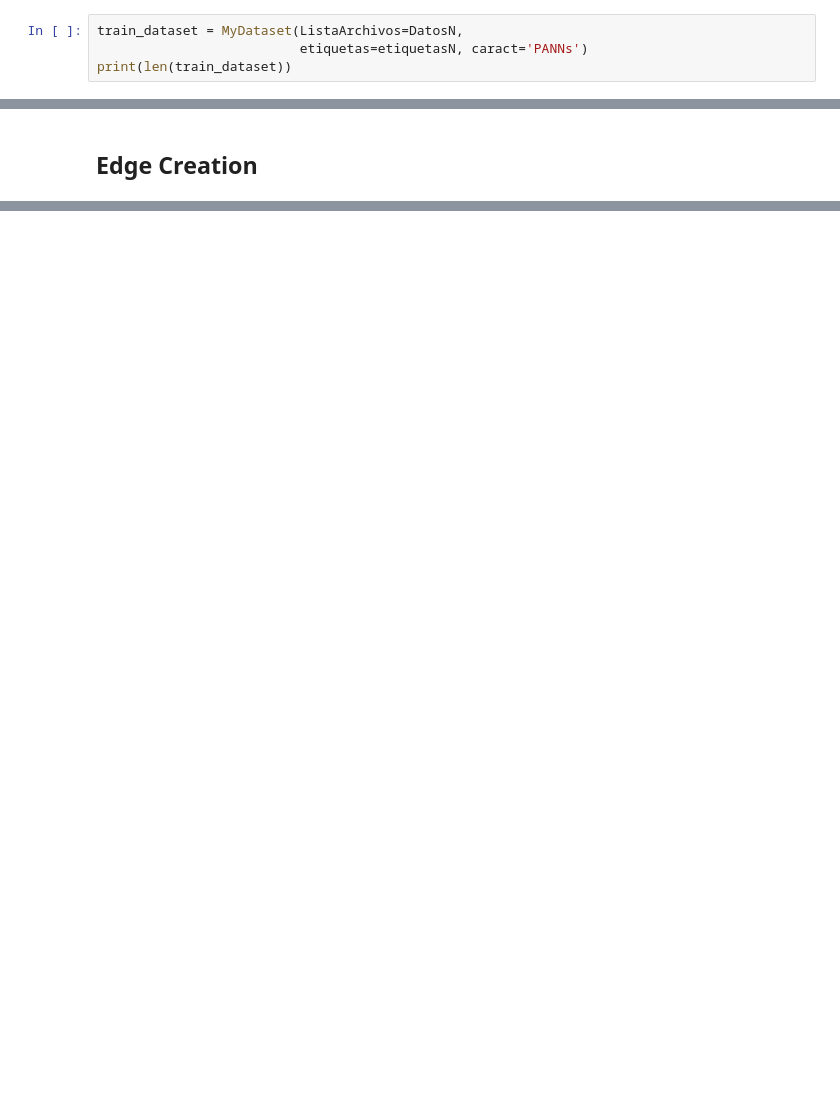
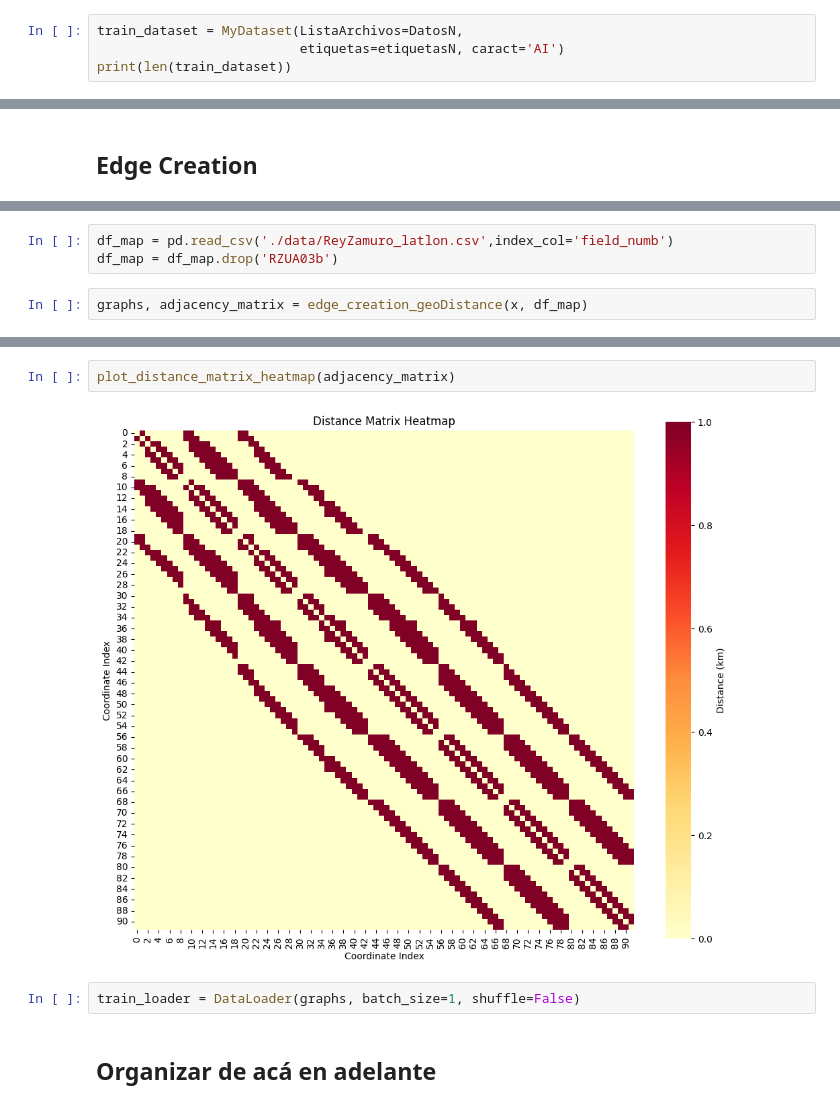
Before and after one commit to andrescastro-itm/GNN_ecoacoustic, a Jupyter notebook: main.ipynb, the cells around one changed output, grey strips where cells are left out. Drawn from its saved outputs; the diff is of its cells as text; blank space fills up the shorter version.

Commit message:
update main with GNN model and map creation in plotly

```diff
--- a/main.ipynb
+++ b/main.ipynb
@@ -26,7 +27,7 @@ Clases = df_data.values.argmax(1)
 etiquetasN = Clases
 # %%
 train_dataset = MyDataset(ListaArchivos=DatosN,
-                          etiquetas=etiquetasN, caract='PANNs')
+                          etiquetas=etiquetasN, caract='AI')
 print(len(train_dataset))
 # %% [output]
 92
@@ -82,0 +76,5 @@ False
+# %%
+df_map = pd.read_csv('./data/ReyZamuro_latlon.csv',index_col='field_numb')
+df_map = df_map.drop('RZUA03b')
+# %%
+graphs, adjacency_matrix = edge_creation_geoDistance(x, df_map)
@@ -82,0 +92,8 @@ False
+# %%
+plot_distance_matrix_heatmap(adjacency_matrix)
+# %% [output]
+[figure, added]
+# %%
+train_loader = DataLoader(graphs, batch_size=1, shuffle=False)
+# %% [markdown]
+## Organizar de acá en adelante
```
Also changed, not shown: parts of 10 cells of this notebook.
